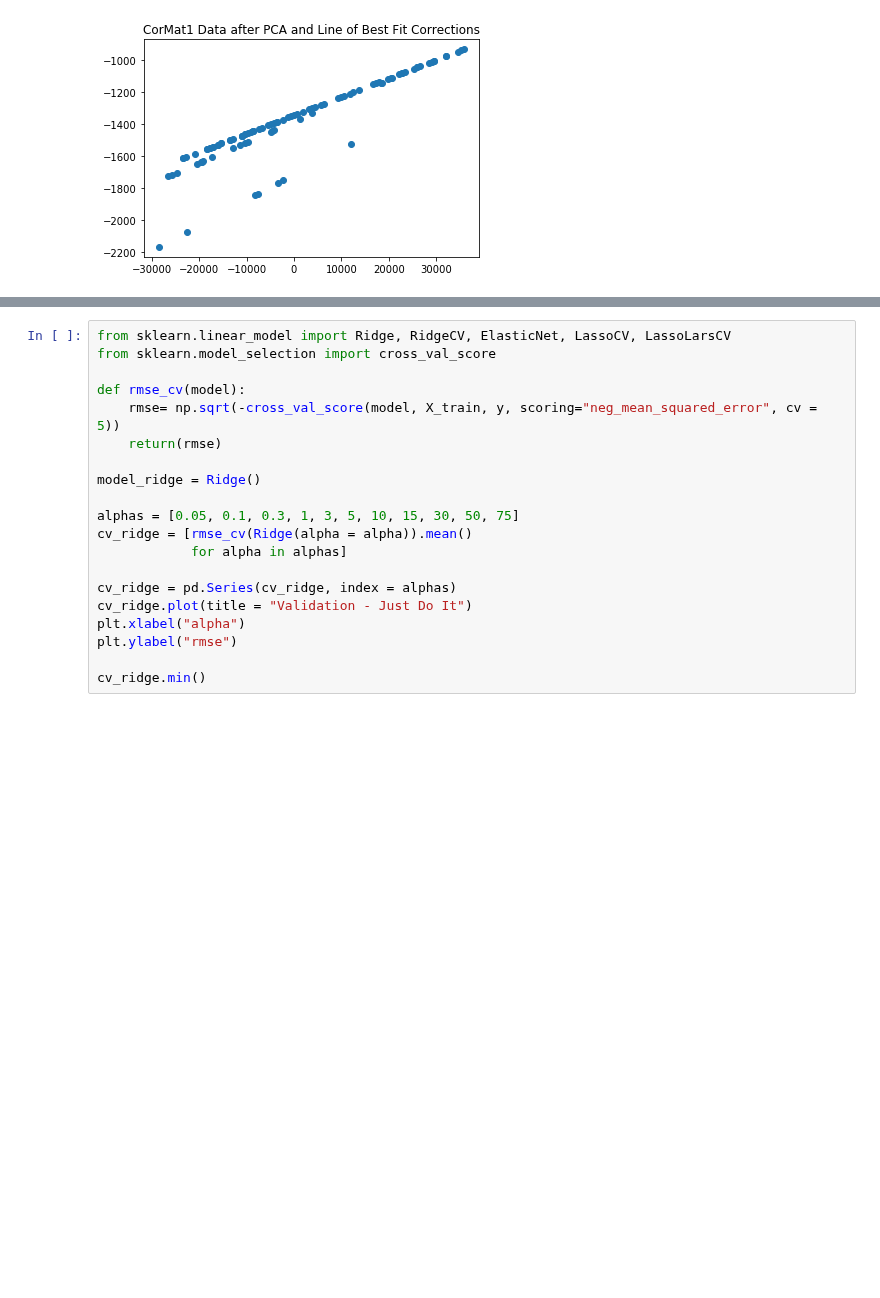
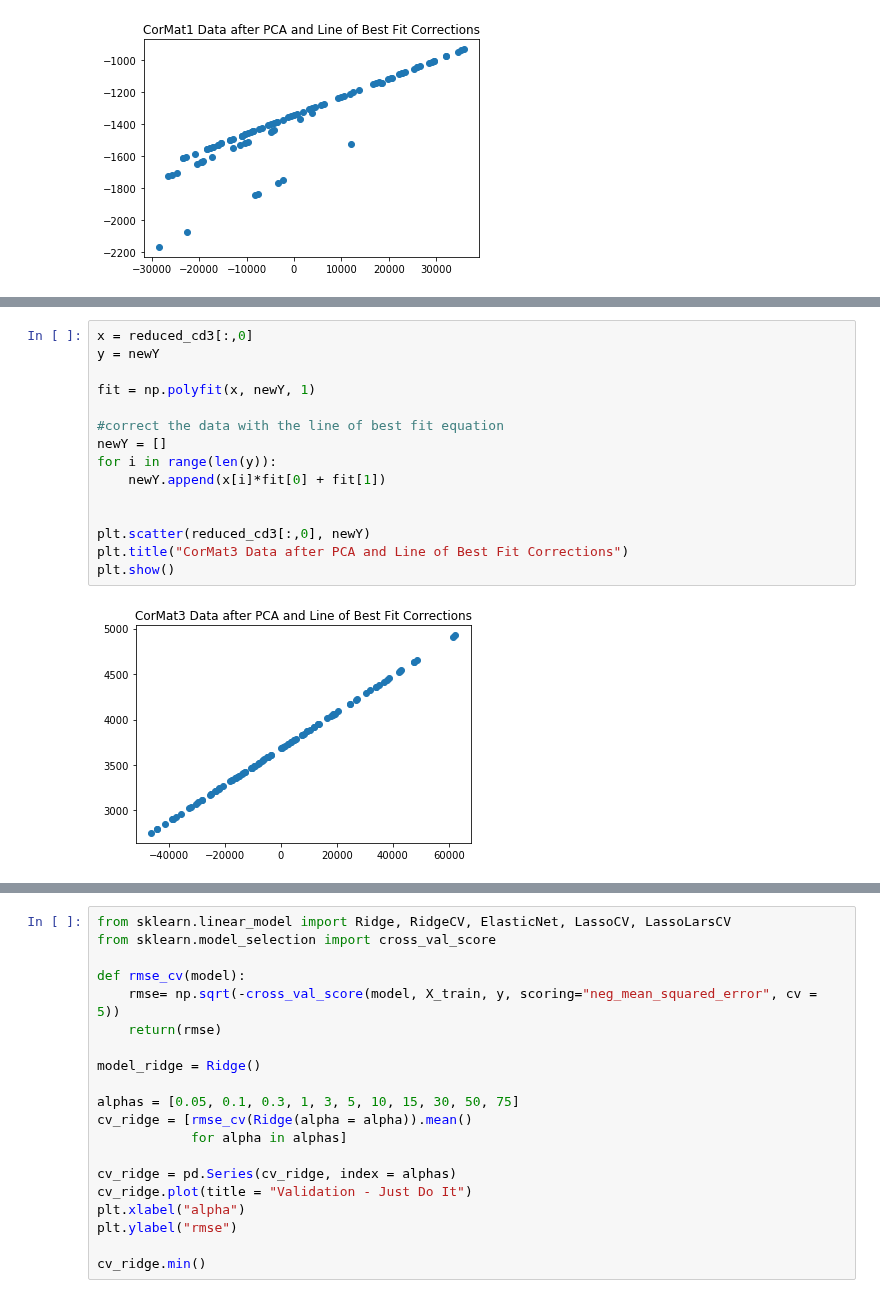
Before and after one commit to Ada520/DSLab, a Jupyter notebook: Lab4/rachelLab4.ipynb, the cells around one changed output, grey strips where cells are left out. Saved outputs shown, nothing was run; the diff lists cells and outputs as text; blank space fills up the shorter version.

```diff
--- a/Lab4/rachelLab4.ipynb
+++ b/Lab4/rachelLab4.ipynb
@@ -245,0 +270,17 @@ plt.show()
+# %%
+x = reduced_cd3[:,0]
+y = newY
+
+fit = np.polyfit(x, newY, 1)
+
+#correct the data with the line of best fit equation
+newY = []
+for i in range(len(y)):
+    newY.append(x[i]*fit[0] + fit[1])
+
+
+plt.scatter(reduced_cd3[:,0], newY)
+plt.title("CorMat3 Data after PCA and Line of Best Fit Corrections")
+plt.show()
+# %% [output]
+[figure, added]
```
Also changed, not shown: parts of 16 cells of this notebook.
